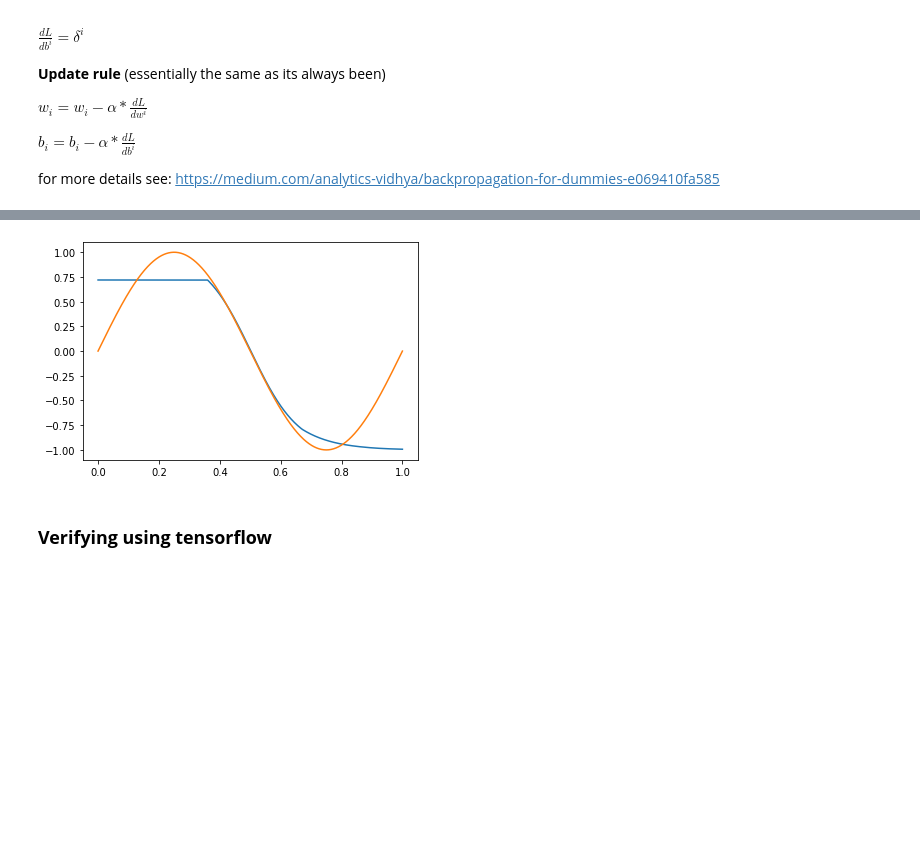
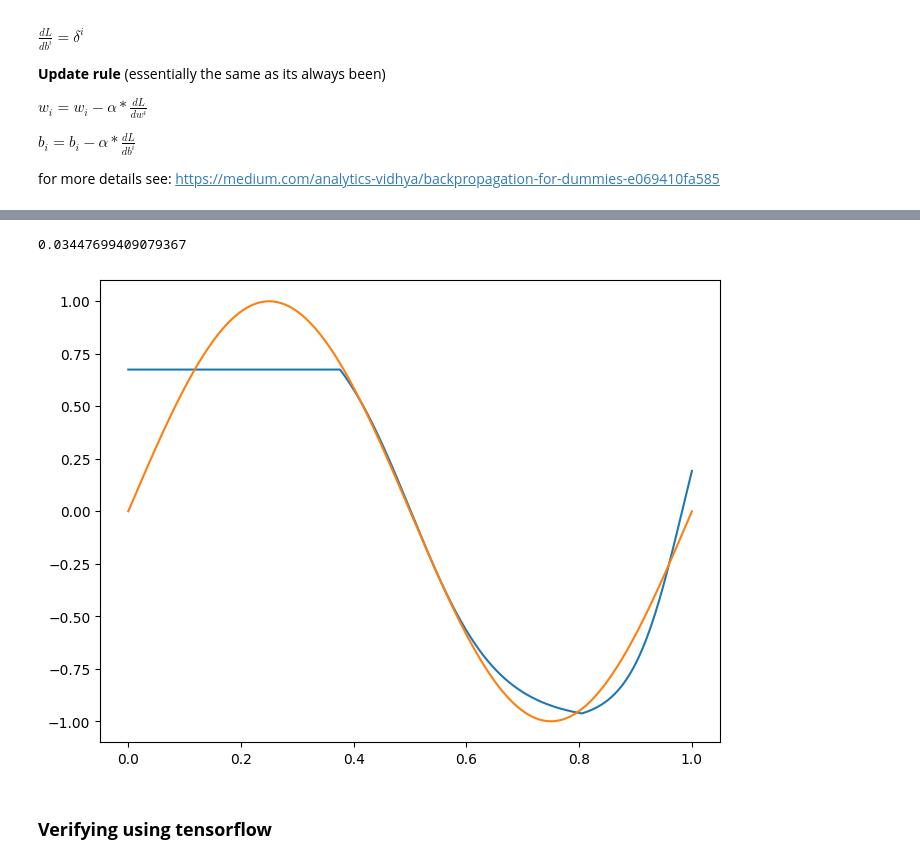
Before and after one commit to Jan-Loettgen/GU_Orbit_Deep_learning_workshops, a Jupyter notebook: GU_orbit_Workshop_2.ipynb, the cells around one changed output, grey strips where cells are left out. Drawn from its saved outputs; the diff is of its cells as text; code cells hidden in the pictures; blank space fills up the shorter version.

```diff
--- a/GU_orbit_Workshop_2.ipynb
+++ b/GU_orbit_Workshop_2.ipynb
@@ -371,8 +379,8 @@ $\frac{dL}{db} = -2(z-\hat{z})*h(y)*(1-h(y))$
 # %%
 import numpy as np
 
-def sigmoid(x):
-  return 1/(1+np.exp(-x))
+def sigmoid(y):
+  return 1/(1+np.exp(-y))
 
 def SE(z, z_hat):
   return (z-z_hat)**2
@@ -445,7 +453,7 @@ OMG ITS LESS
 w = w0
 b = b0
 
-num_epochs = 20
+num_epochs = 40
 
 for epoch in range(num_epochs):
   #calculate z,y
@@ -461,8 +469,9 @@ for epoch in range(num_epochs):
   w = w-alpha*dLdw
   b = b-alpha*dLdb
 
-  print("Epoch: {}, Loss:{}".format(epoch,f'{L(z_true, z_hat):.3}'))
+  print("Epoch: {}, Loss:{:.3f}, b: {:.3f}, w: {:.3f}".format(epoch,L(z_true, z_hat), b, w))
+  #print("b: {:.3f}, w: {:.3f}".format(b, w))
 
 
-print("Final values of w:{} and b:{}".format(w, b))
+print("Final values of w:{:.3f} and b:{:.3f}".format(w, b))
 # %% [output]
@@ -641,10 +637,12 @@ get_y = lambda x, w, b: np.matmul(w, x)+b
+# %%
+#create a dataset
+num_points = 1024
+x_dataset = np.linspace(0, 1, num_points) # x data points
+np.random.shuffle(x_dataset)
+z_true_dataset = np.sin(x_dataset*2*np.pi)  # z true points we want to approximate
 # %%
-#define loss function
-L = SE
-get_dL_dz3 = dSE_dz_hat
-
 #define a stepsize
-alpha = 0.01
+alpha      = 0.1
 
 #set up weights and biases for this training
 w1 = w1_0
@@ -654,14 +652,12 @@ b2 = b2_0
 w3 = w3_0
 b3 = b3_0
 
+#define loss function
+L = SE
+get_dL_dz3 = dSE_dz_hat
+
 #numbert of times to iterate over dataset
-num_epochs = 10
-
-#create a dataset
-num_points = 2001
-x_dataset = np.linspace(0, 1, num_points) # x data points
-np.random.shuffle(x_dataset)
-z_true_dataset = np.sin(x_dataset*2*np.pi)  # z true points we want to approximate
+num_epochs = 100
 
 for epoch in range(num_epochs):
 
@@ -696,5 +692,5 @@ for epoch in range(num_epochs):
     b3 = b3 - alpha*delta_3
     loss_dataset += loss[0, 0]
 
-  print(loss_dataset)
+  print("epoch: {}, loss: {:.4f}".format(epoch, loss_dataset/num_points))
 # %% [output]
@@ -711,26 +714,29 @@ for epoch in range(num_epochs):
 # %%
 from matplotlib import pyplot as plt
 
 #create a test dataset
-num_points = 1001
+num_points = 1024
 x_test = np.linspace(0, 1, num_points).reshape((1, num_points)) # x data points
 z_test = np.sin(x_test*2*np.pi)  # z true points we want to approximate
 
 y1 = get_y(x_test, w1, b1)
 z1 = h1(y1)
 y2 = get_y(z1, w2, b2)
 z2 = h2(y2)
 y3 = get_y(z2, w3, b3)
 z3 = h3(y3)
-loss = L(z_true, z3)
+loss = L(z_test, z3)
+
+print(np.mean(loss))
 
 z_predictions = z3
 
 plt.plot(x_test[0], z_predictions[0])
-plt.plot(x_test[0],z_test[0])
+plt.plot(x_test[0], z_test[0])
 plt.show()
 # %% [output]
+0.03447699409079367
-[figure, old version]
+[figure, new version]
 # %% [markdown]
 ### **Verifying using tensorflow**
 # %%
```
Also changed, not shown: parts of 31 cells of this notebook.
